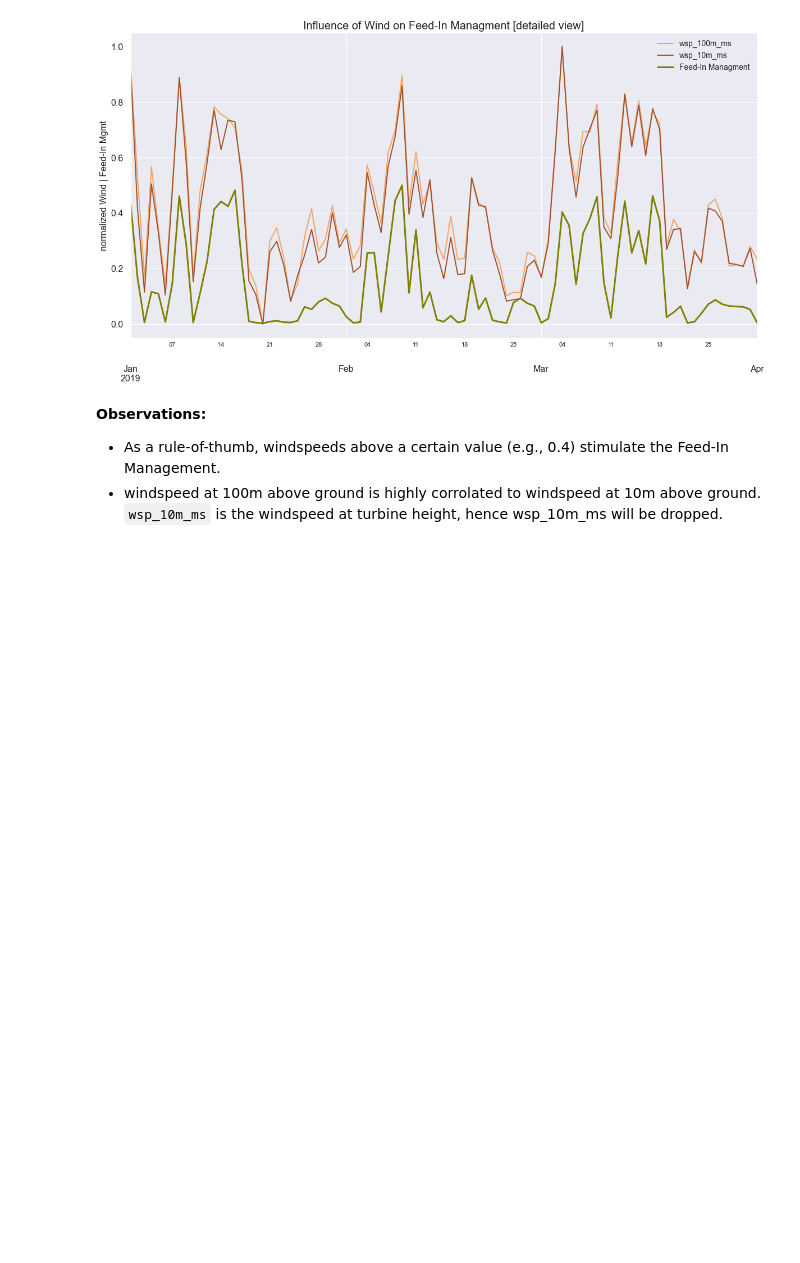
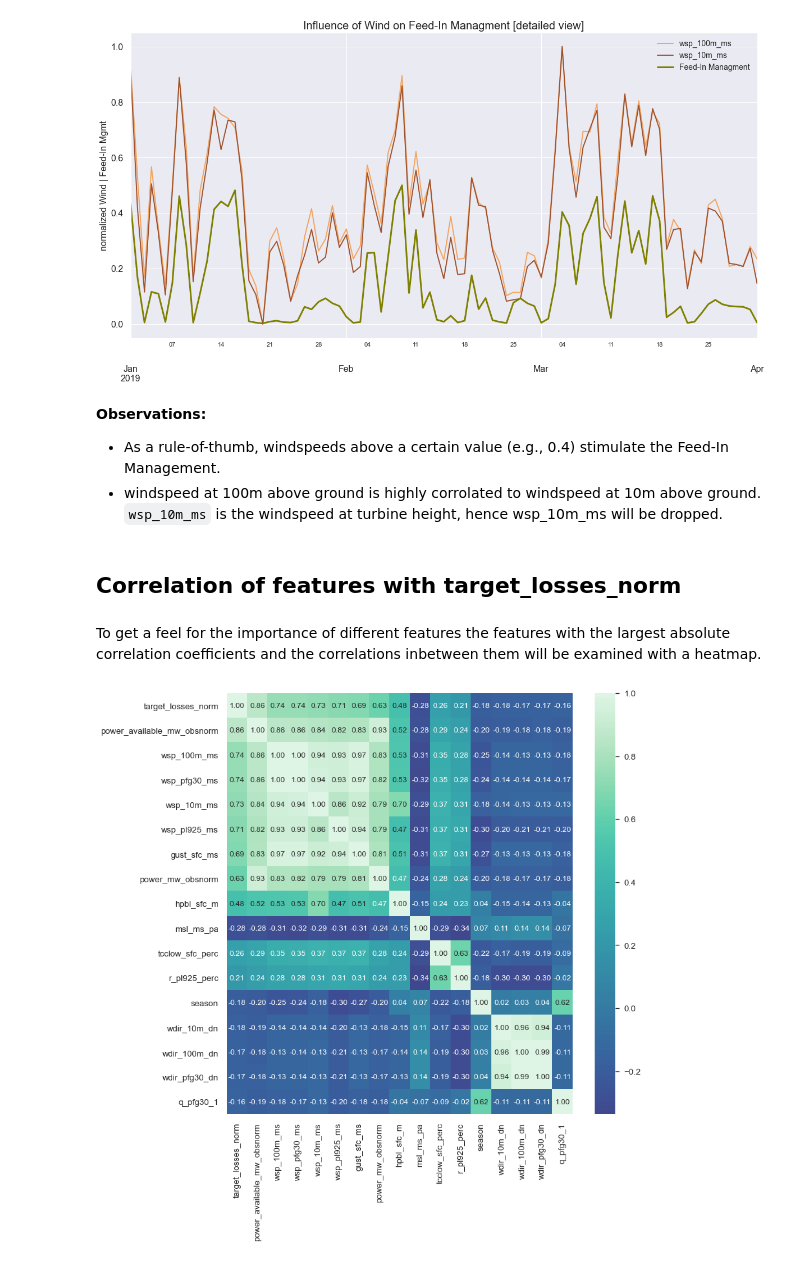
Before and after one commit to JonJae/TimeSeriesPrediction_FeedInMngmt, a Jupyter notebook: FeedInMngmt_EDA.ipynb, the cells around one changed output. Drawn from its saved outputs; the diff is of its cells as text; code cells hidden in the pictures; blank space fills up the shorter version.

```diff
--- a/FeedInMngmt_EDA.ipynb
+++ b/FeedInMngmt_EDA.ipynb
@@ -538,3 +538,18 @@ plt.show;
 **Observations:**
 - As a rule-of-thumb, windspeeds above a certain value (e.g., 0.4) stimulate the Feed-In Management.
 - windspeed at 100m above ground is highly corrolated to windspeed at 10m above ground. `wsp_10m_ms` is the windspeed at turbine height, hence wsp_10m_ms will be dropped.
+# %% [markdown]
+## Correlation of features with target_losses_norm
+# %% [markdown]
+To get a feel for the importance of different features the features with the largest absolute correlation coefficients and the correlations inbetween them will be examined with a heatmap.
+# %%
+k = 17 #number of variables for heatmap
+cols_corr_mat = np.abs(df.corr()).nlargest(k, 'target_losses_norm')['target_losses_norm'].index
+cm = np.corrcoef(df[cols_corr_mat].dropna().values.T)
+sns.set(font_scale=1.2)
+plt.subplots(figsize=(12,12))
+hm = sns.heatmap(cm, annot=True, fmt='.2f', annot_kws={'size': 12},
+                 yticklabels=cols_corr_mat.values, xticklabels=cols_corr_mat.values, cmap='mako', center=0.0)
+plt.show()
+# %% [output]
+[figure, added]
```
Also changed, not shown: parts of 5 cells of this notebook.
